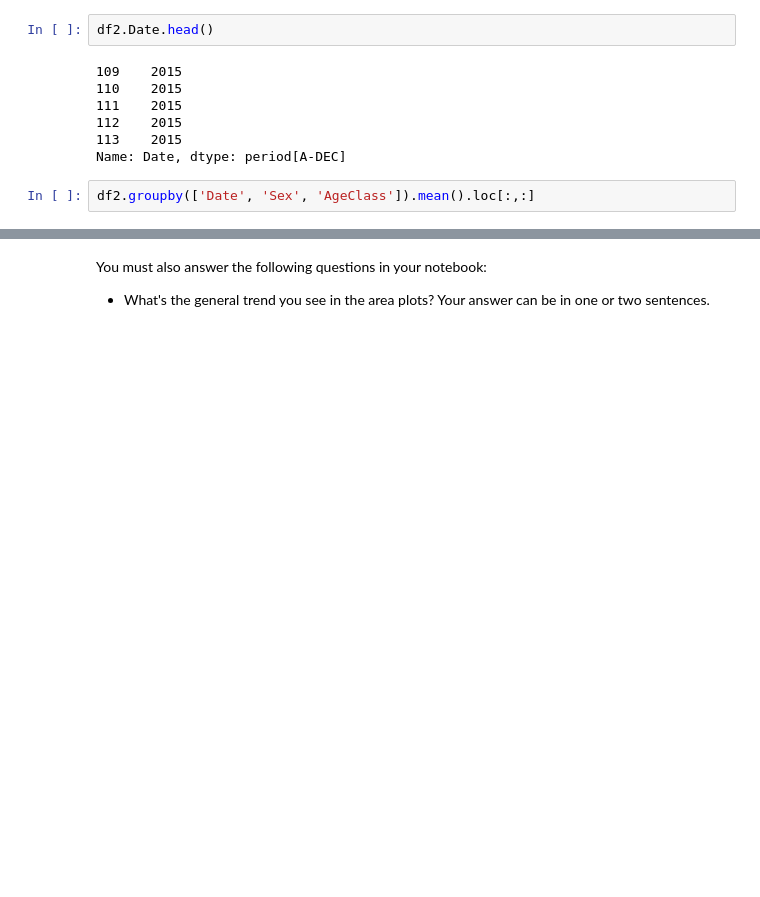
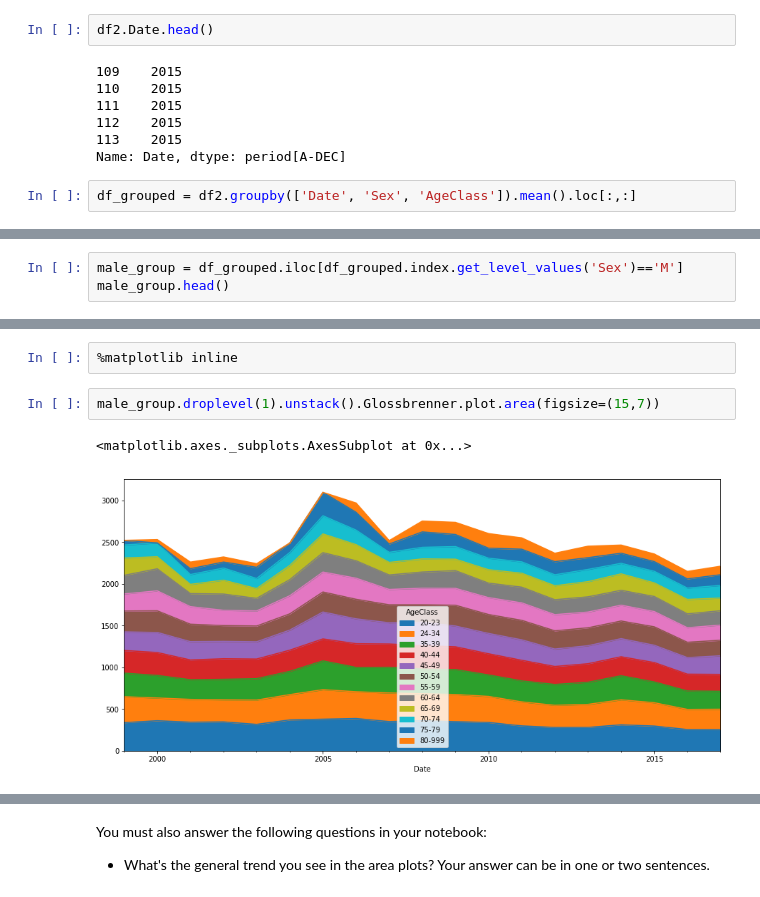
Before and after one commit to chezka-sino/mcis6273_f19_datamining, a Jupyter notebook: homework/hw2/hw2.ipynb, the cells around one changed output, grey strips where cells are left out. Saved outputs shown, nothing was run; the diff lists cells and outputs as text; blank space fills up the shorter version.

```diff
--- a/homework/hw2/hw2.ipynb
+++ b/homework/hw2/hw2.ipynb
@@ -189,4 +188,4 @@ df2.Date.head()
 113    2015
 Name: Date, dtype: period[A-DEC]
 # %%
-df2.groupby(['Date', 'Sex', 'AgeClass']).mean().loc[:,:]
+df_grouped = df2.groupby(['Date', 'Sex', 'AgeClass']).mean().loc[:,:]
@@ -306,0 +306,3 @@ Your notebook must show:
+# %%
+male_group = df_grouped.iloc[df_grouped.index.get_level_values('Sex')=='M']
+male_group.head()
@@ -306,0 +318,7 @@ Your notebook must show:
+# %%
+%matplotlib inline
+# %%
+male_group.droplevel(1).unstack().Glossbrenner.plot.area(figsize=(15,7))
+# %% [output]
+<matplotlib.axes._subplots.AxesSubplot at 0x...>
+[figure, added]
```
Also changed, not shown: parts of 16 cells of this notebook.
